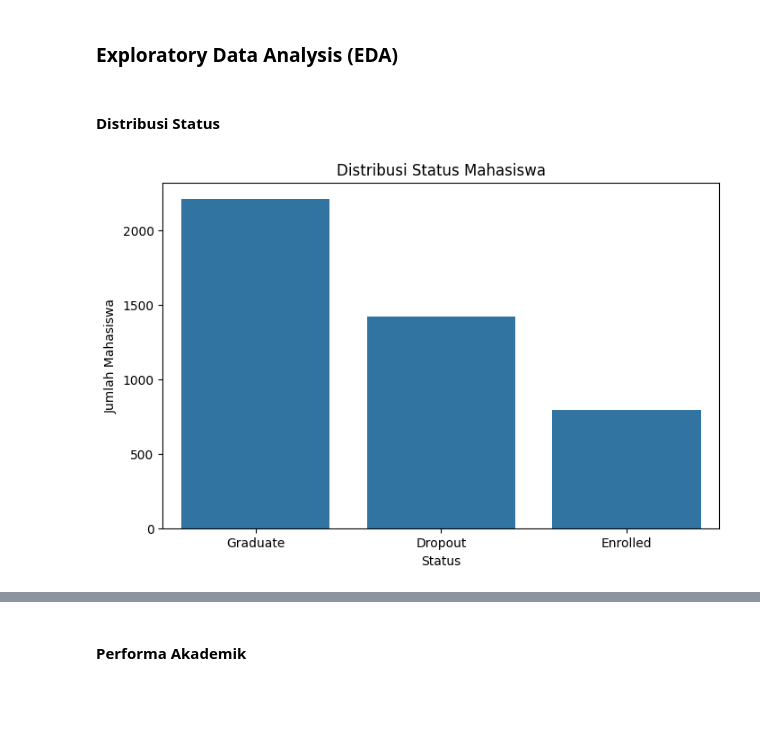
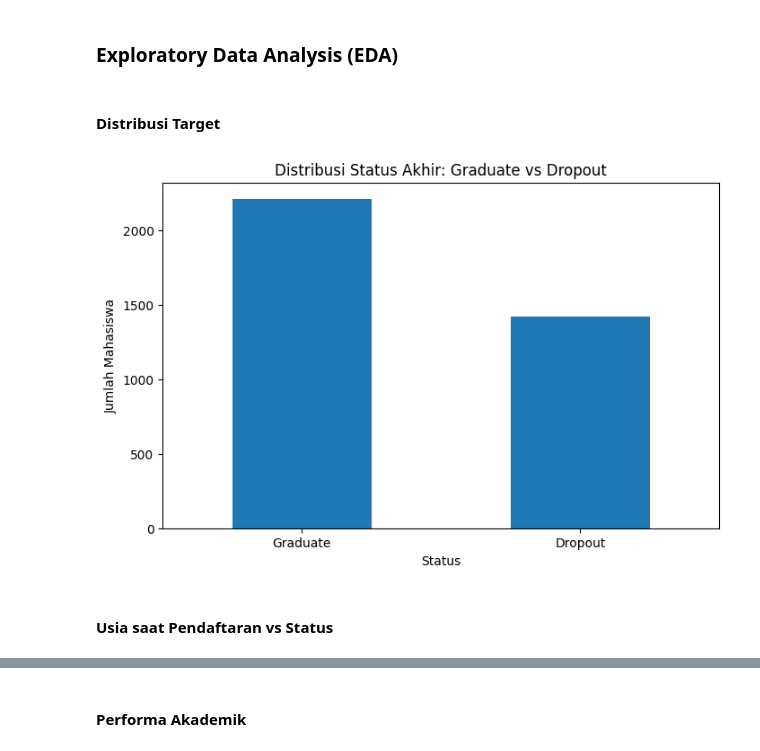
Before and after one commit to septabagass/Prediksi-Risiko-Dropout-Mahasiswa-Jaya-Jaya-Institut, a Jupyter notebook: Proyek_Akhir_Sistem_Prediksi_Risiko_Dropout_Mahasiswa_Jaya_Jaya_Institut.ipynb, the cells around one changed output, grey strips where cells are left out. Drawn from its saved outputs; the diff is of its cells as text; code cells hidden in the pictures; blank space fills up the shorter version.

```diff
--- a/Proyek_Akhir_Sistem_Prediksi_Risiko_Dropout_Mahasiswa_Jaya_Jaya_Institut.ipynb
+++ b/Proyek_Akhir_Sistem_Prediksi_Risiko_Dropout_Mahasiswa_Jaya_Jaya_Institut.ipynb
@@ -187,28 +195,0 @@ df['Educational_special_needs_label'] = df['Educational_special_needs'].map(Educ
-# %%
-Scholarship_holder_map = {
-    0: "No",
-    1: "Yes"
-}
-
-df['Scholarship_holder_label'] = df['Scholarship_holder'].map(Scholarship_holder_map)
-# %%
-Debtor_map = {
-    0: "No",
-    1: "Yes"
-}
-
-df['Debtor_label'] = df['Debtor'].map(Debtor_map)
-# %%
-Daytime_evening_attendance_map = {
-    0: "evening",
-    1: "daytime"
-}
-
-df['Daytime_evening_attendance_label'] = df['Daytime_evening_attendance'].map(Daytime_evening_attendance_map)
-# %%
-International_map = {
-    0: "No",
-    1: "Yes"
-}
-
-df['International_label'] = df['International'].map(International_map)
@@ -273,19 +277,18 @@ df.head()
 # %% [markdown]
 ### Exploratory Data Analysis (EDA)
 # %% [markdown]
-#### Distribusi Status
+#### Distribusi Target
 # %%
+status_counts_model = df_model["Status"].value_counts().reindex(["Graduate", "Dropout"])
+
 plt.figure(figsize=(8, 5))
-
-sns.countplot(
-    data=df,
-    x="Status",
-    order=df["Status"].value_counts().index
-)
-
-plt.title("Distribusi Status Mahasiswa")
+status_counts_model.plot(kind="bar")
+plt.title("Distribusi Status Akhir: Graduate vs Dropout")
 plt.xlabel("Status")
 plt.ylabel("Jumlah Mahasiswa")
+plt.xticks(rotation=0)
 plt.show()
 # %% [output]
-[figure, old version]
+[figure, new version]
+# %% [markdown]
+#### Usia saat Pendaftaran vs Status
```
Also changed, not shown: parts of 42 cells of this notebook.
